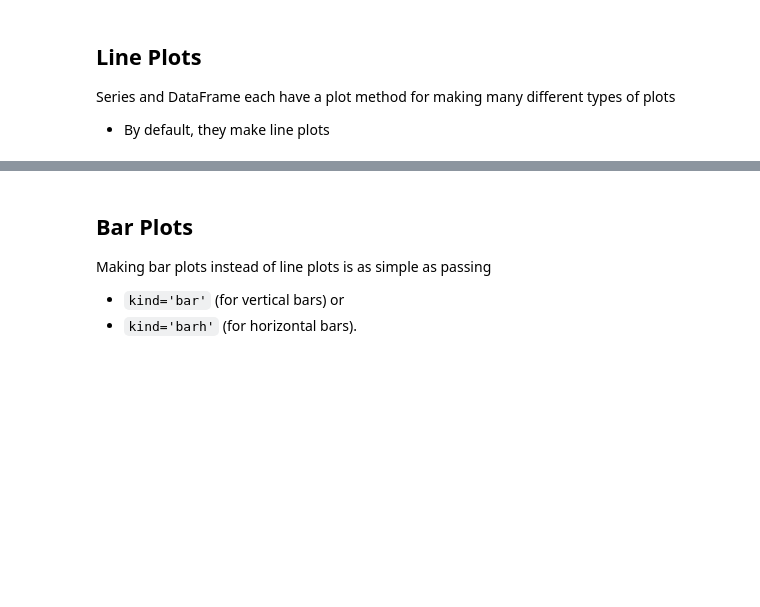
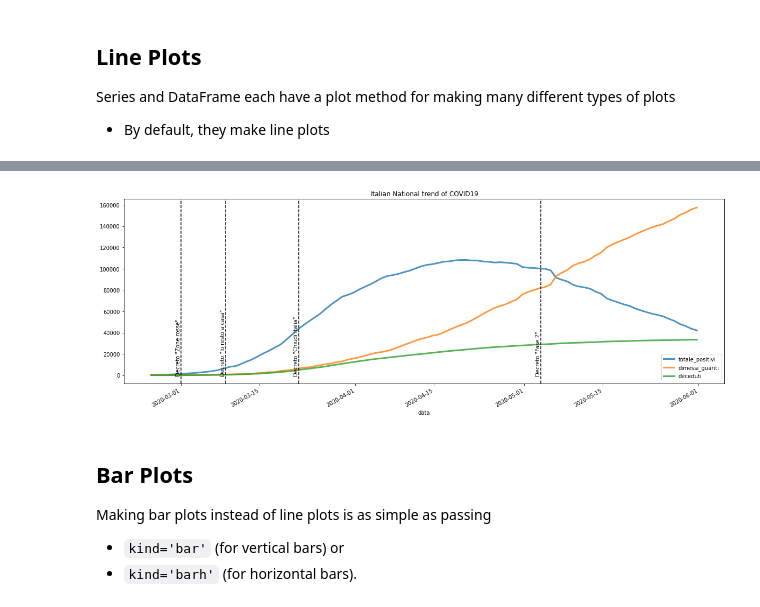
Before and after one commit to EMbeDS-education/IPDPP-GSSI-20202021, a Jupyter notebook: jupyter/jupyterNotebooks/Part1_NumPy_Pandas.ipynb, the cells around one changed output, grey strips where cells are left out. Saved outputs shown, nothing was run; the diff lists cells and outputs as text; code cells hidden in the pictures; blank space fills up the shorter version.

```diff
--- a/jupyter/jupyterNotebooks/Part1_NumPy_Pandas.ipynb
+++ b/jupyter/jupyterNotebooks/Part1_NumPy_Pandas.ipynb
@@ -1739,3 +2252,9 @@ Eliminiamo un certo numero di righe cambiando asse delle y
+# %%
+covid_italy_filter.drop(covid_italy_filter[covid_italy_filter.index> datetime(2020, 6, 1)].index).plot(figsize=(20, 7), linewidth=3, alpha=0.8, title="Italian National trend of COVID19")
+add_annotations()
+plt.show()
+# %% [output]
+[figure, added]
 # %% [markdown]
 ## Bar Plots
 Making bar plots instead of line plots is as simple as passing
```
Also changed, not shown: parts of 107 cells of this notebook.
